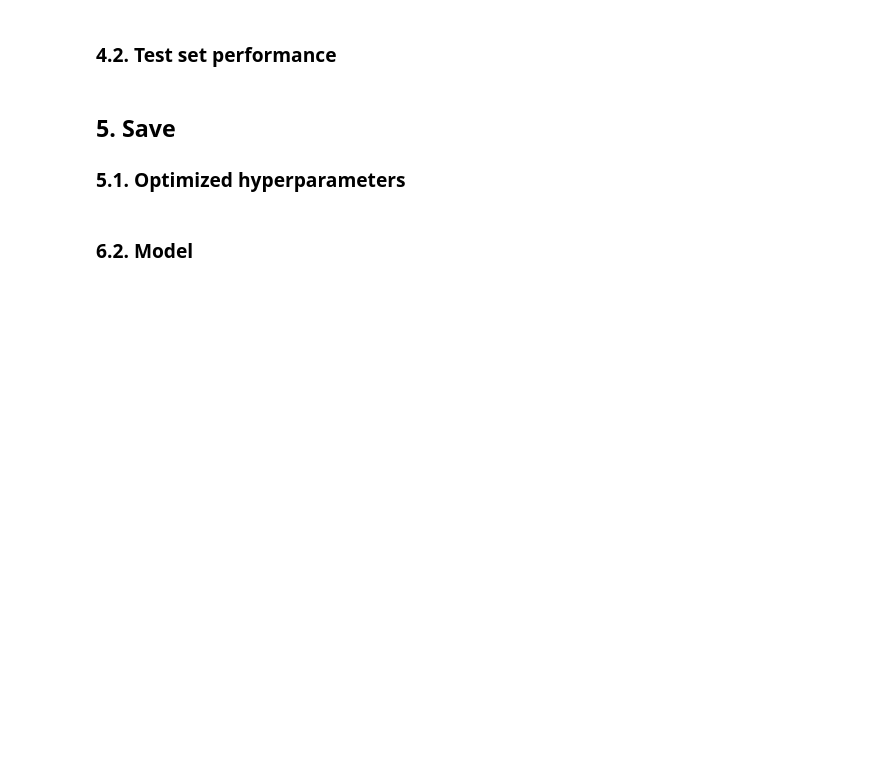
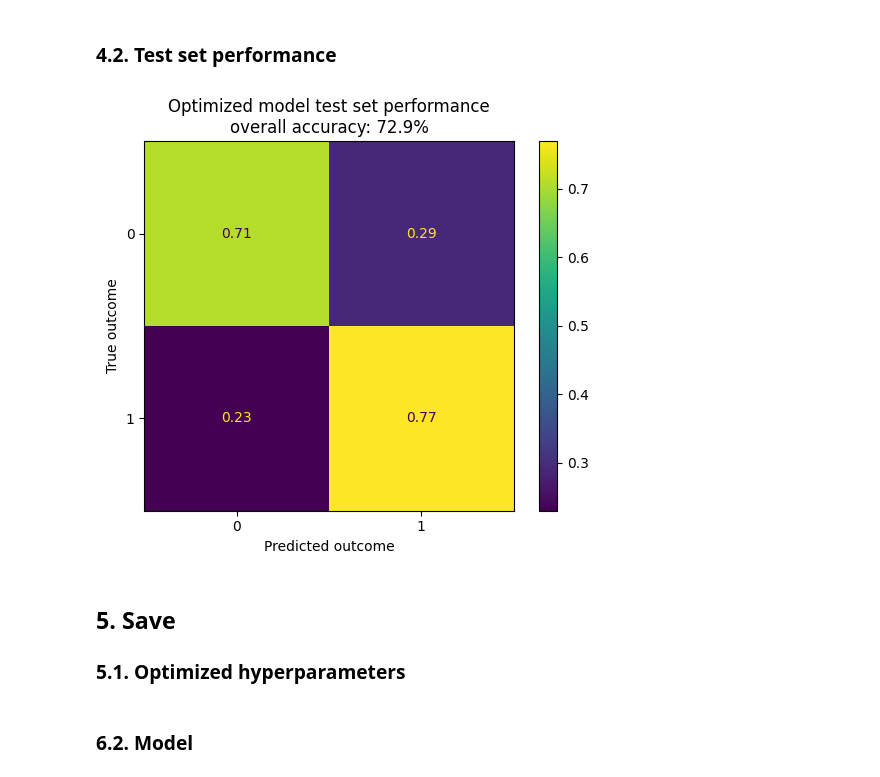
Before and after one commit to 4GeeksAcademy/Jack-Porter-Decision-Tree-Projects, a Jupyter notebook: notebooks/02.1-random_forest_mvp.ipynb, the cells around one changed output. Cells and saved outputs as stored; diff of their text form; code cells hidden in the pictures; blank space fills up the shorter version.

```diff
--- a/notebooks/02.1-random_forest_mvp.ipynb
+++ b/notebooks/02.1-random_forest_mvp.ipynb
@@ -173,3 +207,19 @@ funcs.plot_cross_validation(search_results)
+# %%
+# Evaluate the model on the test set
+testing_predictions = best_model.predict(testing_df.drop('Outcome', axis=1))
+accuracy = accuracy_score(testing_predictions, testing_df['Outcome']) * 100
+
+# Plot the confusion matrix
+cm = confusion_matrix(testing_df['Outcome'], testing_predictions, normalize='true')
+cm_disp = ConfusionMatrixDisplay(confusion_matrix=cm)
+_= cm_disp.plot()
+
+plt.title(f'Optimized model test set performance\noverall accuracy: {accuracy:.1f}%')
+plt.xlabel('Predicted outcome')
+plt.ylabel('True outcome')
+plt.show()
+# %% [output]
+[figure, added]
 # %% [markdown]
 ## 5. Save
 
```
Also changed, not shown: parts of 7 cells of this notebook.
